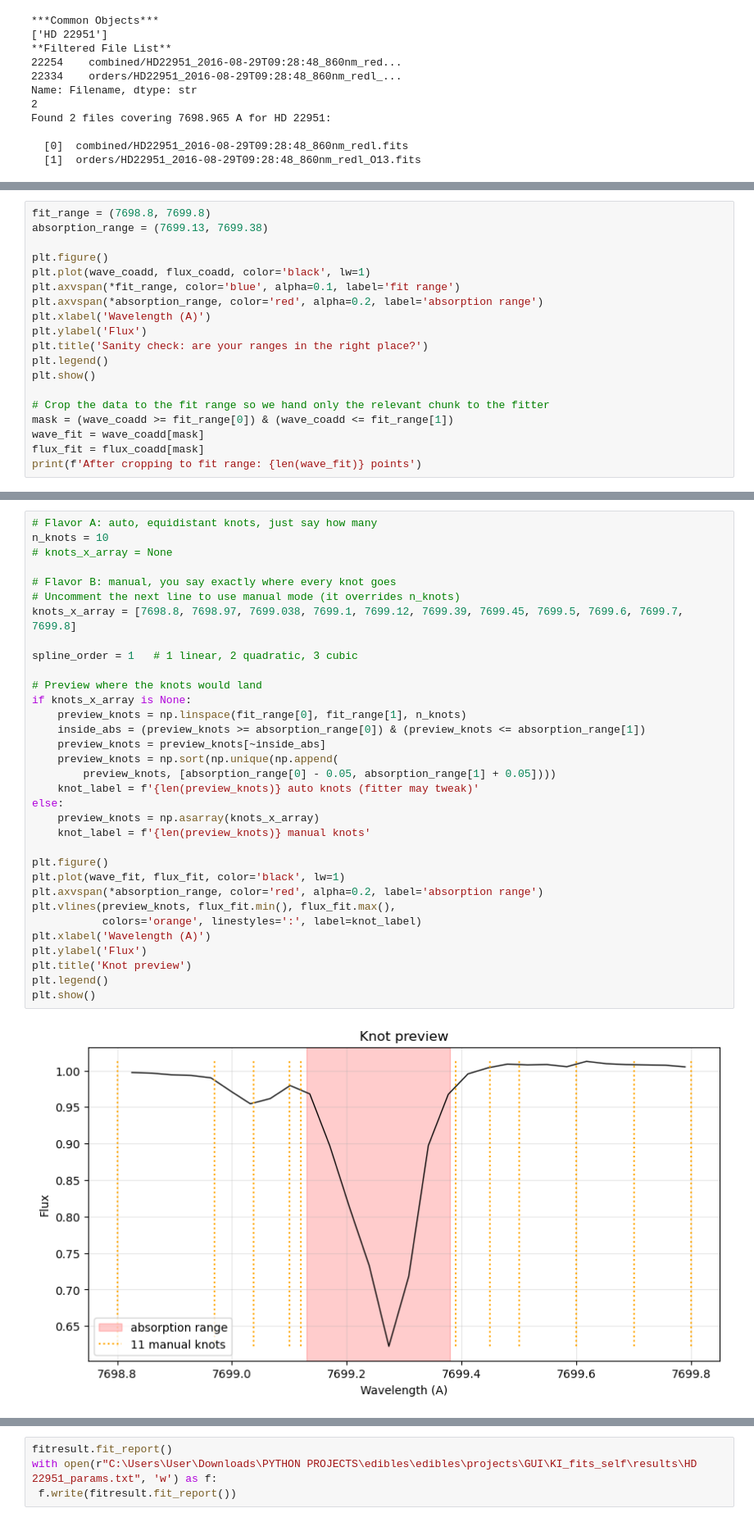
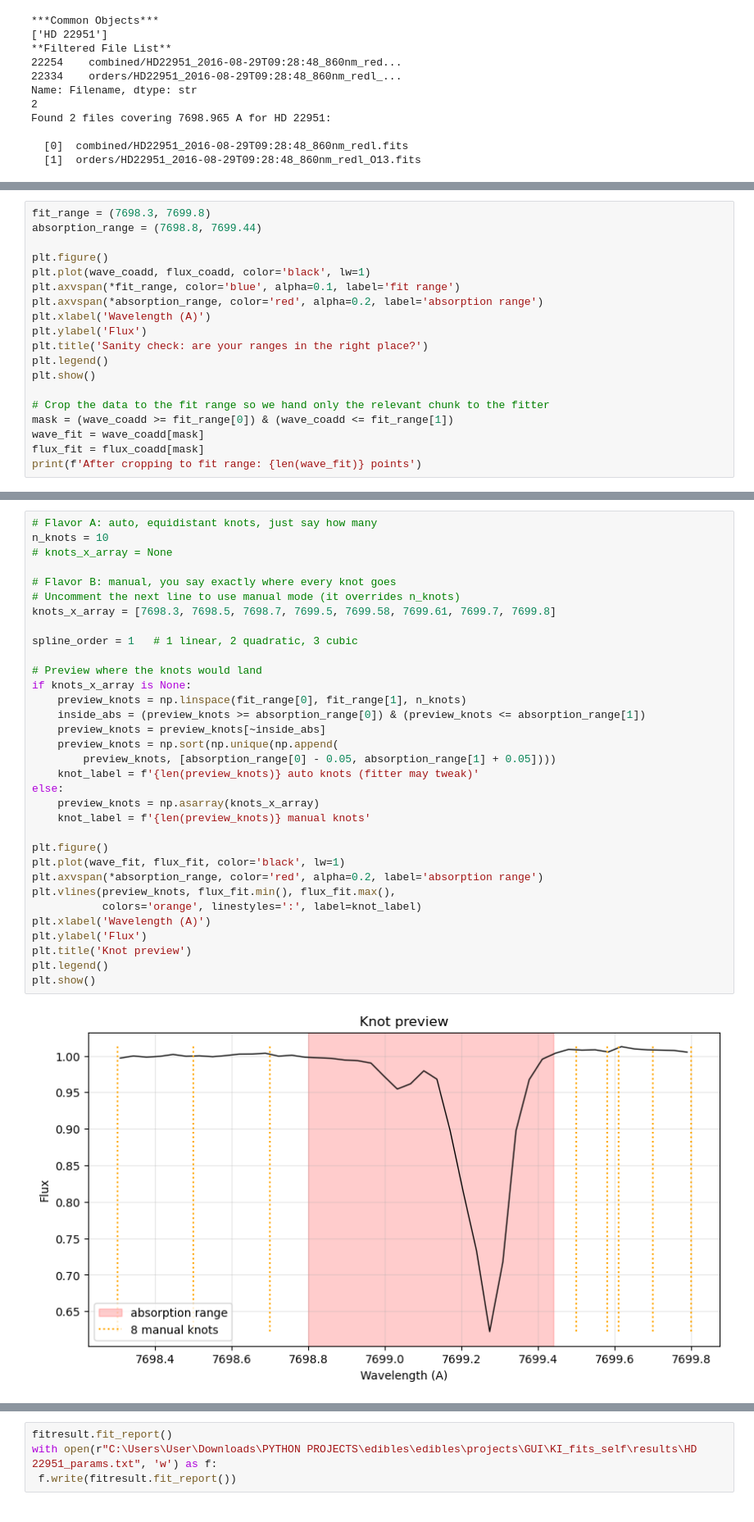
Before and after one commit to jancami/edibles, a Jupyter notebook: edibles/projects/GUI/KI_fits_self/HD 22951.ipynb, the cells around one changed output, grey strips where cells are left out. Shown at 82% size. Drawn from its saved outputs; the diff is of its cells as text.

```diff
--- a/edibles/projects/GUI/KI_fits_self/HD 22951.ipynb
+++ b/edibles/projects/GUI/KI_fits_self/HD 22951.ipynb
@@ -130,8 +130,8 @@ Co added spectrum: 87 points
 Estimated noise of the co added flux: 0.002
 [figure]
 # %%
-fit_range = (7698.8, 7699.8)
-absorption_range = (7699.13, 7699.38)
+fit_range = (7698.3, 7699.8)
+absorption_range = (7698.8, 7699.44)
 
 plt.figure()
 plt.plot(wave_coadd, flux_coadd, color='black', lw=1)
@@ -188,35 +188,35 @@ n_knots = 10
 # knots_x_array = None
 
 # Flavor B: manual, you say exactly where every knot goes
 # Uncomment the next line to use manual mode (it overrides n_knots)
-knots_x_array = [7698.8, 7698.97, 7699.038, 7699.1, 7699.12, 7699.39, 7699.45, 7699.5, 7699.6, 7699.7, 7699.8]
+knots_x_array = [7698.3, 7698.5, 7698.7, 7699.5, 7699.58, 7699.61, 7699.7, 7699.8]
 
 spline_order = 1   # 1 linear, 2 quadratic, 3 cubic
 
 # Preview where the knots would land
 if knots_x_array is None:
     preview_knots = np.linspace(fit_range[0], fit_range[1], n_knots)
     inside_abs = (preview_knots >= absorption_range[0]) & (preview_knots <= absorption_range[1])
     preview_knots = preview_knots[~inside_abs]
     preview_knots = np.sort(np.unique(np.append(
         preview_knots, [absorption_range[0] - 0.05, absorption_range[1] + 0.05])))
     knot_label = f'{len(preview_knots)} auto knots (fitter may tweak)'
 else:
     preview_knots = np.asarray(knots_x_array)
     knot_label = f'{len(preview_knots)} manual knots'
 
 plt.figure()
 plt.plot(wave_fit, flux_fit, color='black', lw=1)
 plt.axvspan(*absorption_range, color='red', alpha=0.2, label='absorption range')
 plt.vlines(preview_knots, flux_fit.min(), flux_fit.max(),
            colors='orange', linestyles=':', label=knot_label)
 plt.xlabel('Wavelength (A)')
 plt.ylabel('Flux')
 plt.title('Knot preview')
 plt.legend()
 plt.show()
 # %% [output]
-[figure, old version]
+[figure, new version]
 # %%
 fit_std_dev = 0.004 # standard dev of the co-added spectra
 # this is a very important parameter... ideally you should find
```
Also changed, not shown: parts of 7 cells of this notebook, 54 other files.
